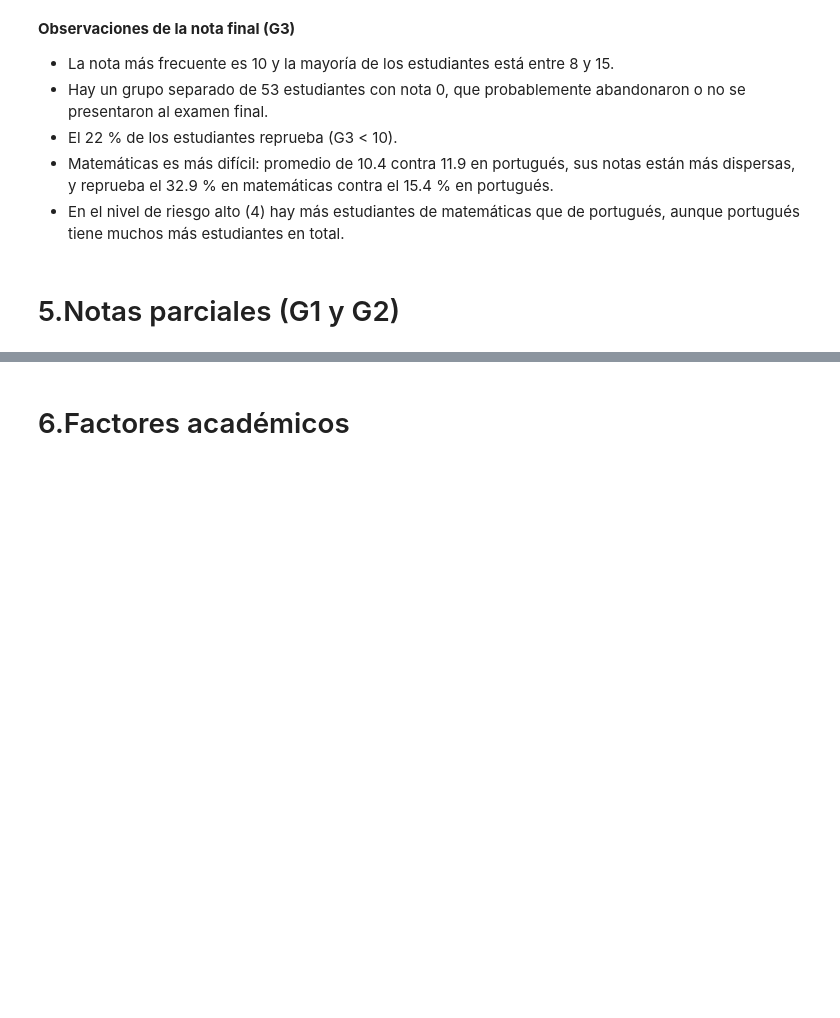
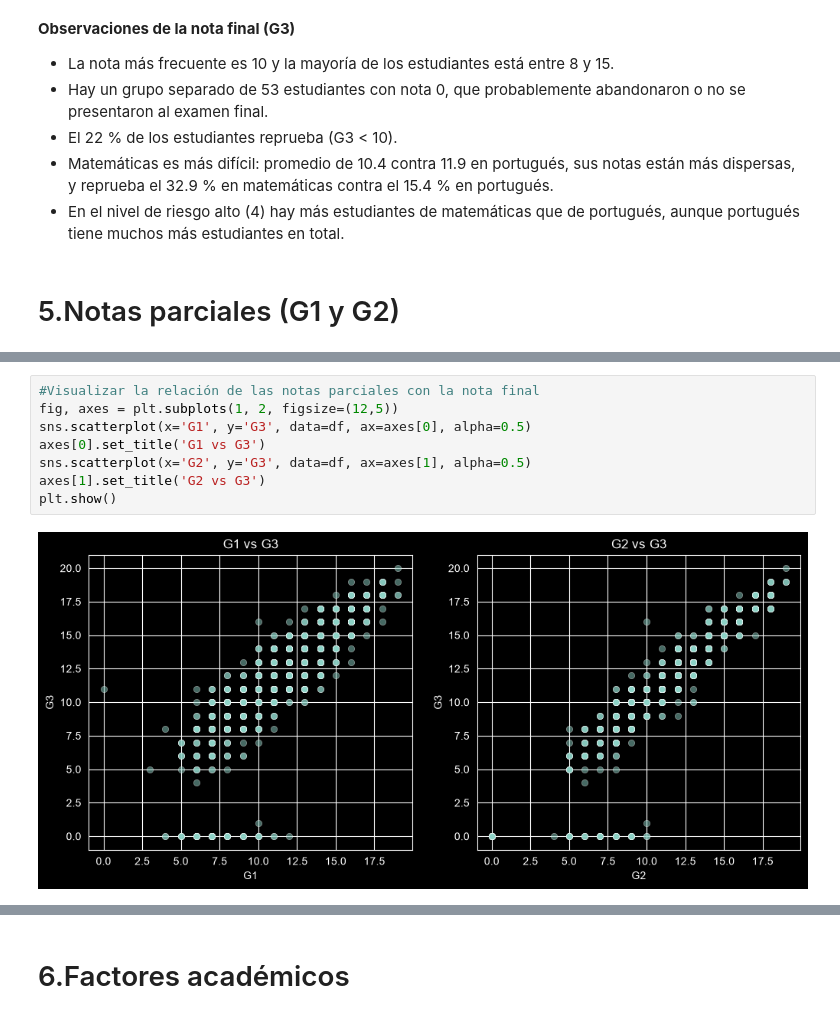
Before and after one commit to DiegoMonteroCRC/Proyecto-1-Sistema-de-Prediccion-de-Rendimiento-Academico, a Jupyter notebook: notebooks/01_EDA.ipynb, the cells around one changed output, grey strips where cells are left out. Saved outputs shown, nothing was run; the diff lists cells and outputs as text; blank space fills up the shorter version.

Commit message:
feat: agrega análisis de notas parciales al EDA

```diff
--- a/notebooks/01_EDA.ipynb
+++ b/notebooks/01_EDA.ipynb
@@ -152,0 +161,10 @@ plt.show()
+# %%
+#Visualizar la relación de las notas parciales con la nota final
+fig, axes = plt.subplots(1, 2, figsize=(12,5))
+sns.scatterplot(x='G1', y='G3', data=df, ax=axes[0], alpha=0.5)
+axes[0].set_title('G1 vs G3')
+sns.scatterplot(x='G2', y='G3', data=df, ax=axes[1], alpha=0.5)
+axes[1].set_title('G2 vs G3')
+plt.show()
+# %% [output]
+[figure, added]
```
Also changed, not shown: parts of 3 cells of this notebook.
